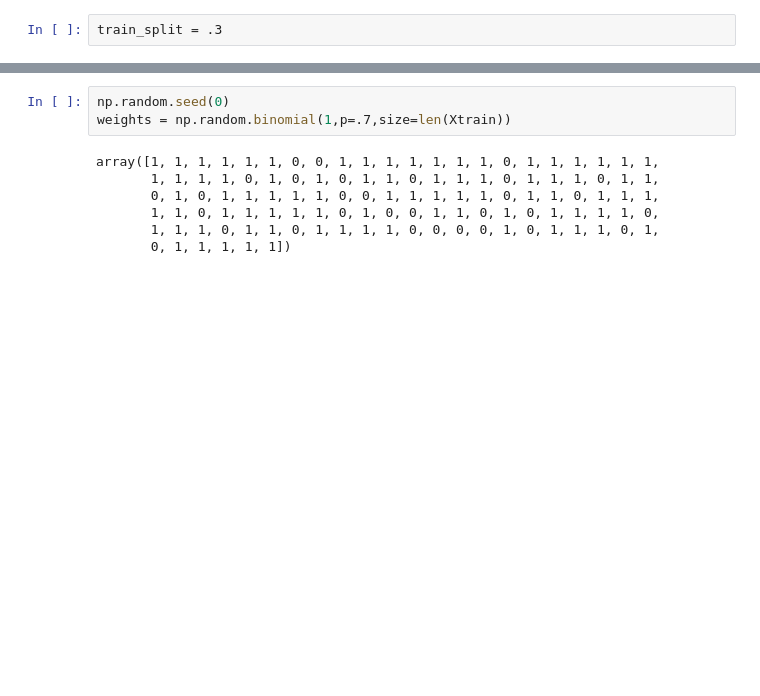
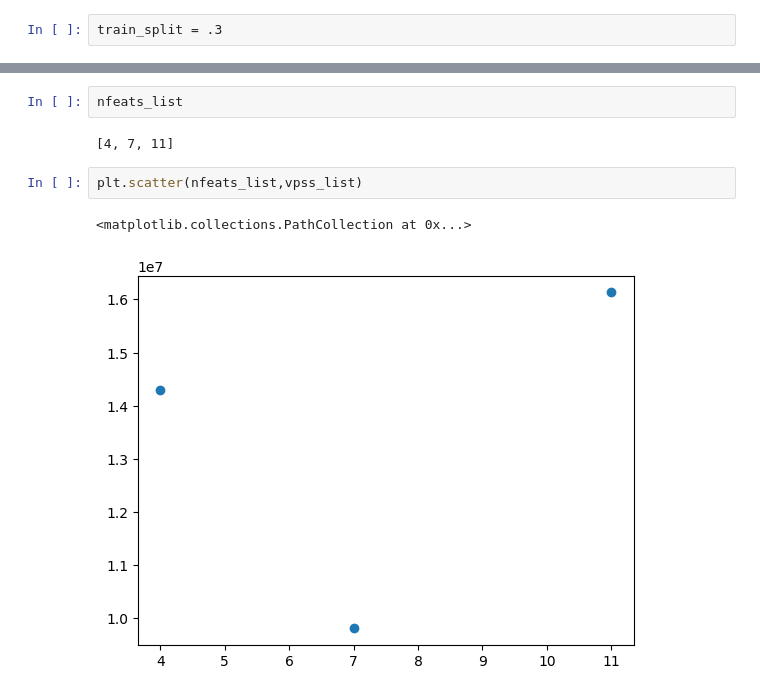
Before and after one commit to JLivingston01/ml-research, a Jupyter notebook: bias-variance-quantification/notebooks/model.ipynb, the cells around one changed output, grey strips where cells are left out. Drawn from its saved outputs; the diff is of its cells as text; blank space fills up the shorter version.

```diff
--- a/bias-variance-quantification/notebooks/model.ipynb
+++ b/bias-variance-quantification/notebooks/model.ipynb
@@ -439,10 +296,9 @@ plt.show()
-# %%
-np.random.seed(0)
-weights = np.random.binomial(1,p=.7,size=len(Xtrain))
-# %% [output]
-array([1, 1, 1, 1, 1, 1, 0, 0, 1, 1, 1, 1, 1, 1, 1, 0, 1, 1, 1, 1, 1, 1,
-       1, 1, 1, 1, 0, 1, 0, 1, 0, 1, 1, 0, 1, 1, 1, 0, 1, 1, 1, 0, 1, 1,
-       0, 1, 0, 1, 1, 1, 1, 1, 0, 0, 1, 1, 1, 1, 1, 0, 1, 1, 0, 1, 1, 1,
-       1, 1, 0, 1, 1, 1, 1, 1, 0, 1, 0, 0, 1, 1, 0, 1, 0, 1, 1, 1, 1, 0,
-       1, 1, 1, 0, 1, 1, 0, 1, 1, 1, 1, 0, 0, 0, 0, 1, 0, 1, 1, 1, 0, 1,
-       0, 1, 1, 1, 1, 1])
+# %%
+nfeats_list
+# %% [output]
+[4, 7, 11]
+# %%
+plt.scatter(nfeats_list,vpss_list)
+# %% [output]
+<matplotlib.collections.PathCollection at 0x...>
+[figure, added]
```
Also changed, not shown: parts of 16 cells of this notebook, 2 other files.
